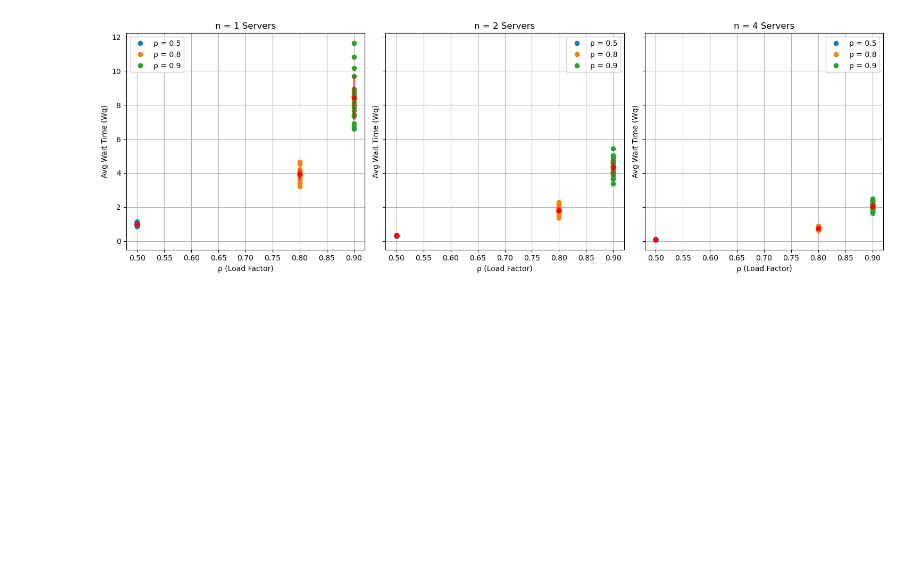
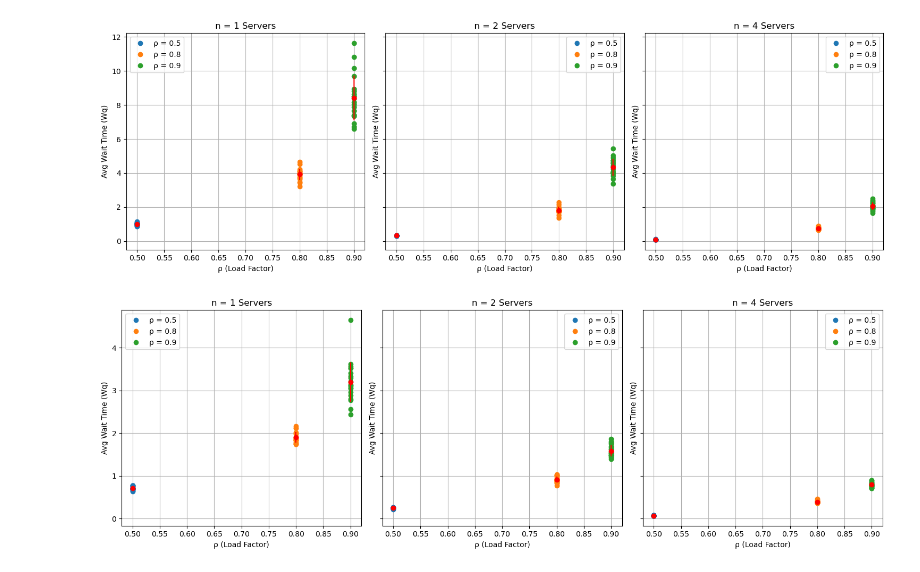
Before and after one commit to matijsv/Stochastic_Simulation_Assignments, a Jupyter notebook: Assignment2/assignment2.ipynb, the cells around one changed output. Saved outputs shown, nothing was run; the diff lists cells and outputs as text; code cells hidden in the pictures; blank space fills up the shorter version.

```diff
--- a/Assignment2/assignment2.ipynb
+++ b/Assignment2/assignment2.ipynb
@@ -71,3 +97,46 @@ plt.tight_layout()
 plt.show()
 # %% [output]
 [figure]
+# %%
+# Parameters
+RANDOM_SEED = 42
+SIM_TIME = 10000  # Simulation time in units
+ARRIVAL_RATES = [0.5, 0.8, 0.9]  # ρ values
+SERVICE_RATE = 1.0  # μ (service rate per server)
+N_RUNS = 20  # Number of stochastic runs per configuration
+
+# Stochastic simulation across multiple runs
+def stochastic_simulation(n_servers, rho_values, n_runs, sim_time):
+    results = {rho: [] for rho in rho_values}
+    for rho in rho_values:
+        arrival_rate = rho * n_servers * SERVICE_RATE
+        for _ in range(n_runs):
+            avg_wait, _ = prio_simulate(n_servers, arrival_rate, sim_time)
+            results[rho].append(avg_wait)
+    return results
+
+# Main simulation and plotting
+np.random.seed(RANDOM_SEED)
+n_servers_list = [1, 2, 4]
+fig, axes = plt.subplots(1, len(n_servers_list), figsize=(15, 5), sharey=True)
+for i, n_servers in enumerate(n_servers_list):
+    results = stochastic_simulation(n_servers, ARRIVAL_RATES, N_RUNS, SIM_TIME)
+
+    # Plot results
+    axes[i].set_title(f"n = {n_servers} Servers")
+    for rho in ARRIVAL_RATES:
+        avg_waits = results[rho]
+        axes[i].plot([rho] * len(avg_waits), avg_waits, 'o', label=f"ρ = {rho}")
+        # Show mean and std deviation as a summary
+        mean_wait = np.mean(avg_waits)
+        std_wait = np.std(avg_waits)
+        axes[i].errorbar(rho, mean_wait, yerr=std_wait, fmt='o', color='red')
+    axes[i].set_xlabel("ρ (Load Factor)")
+    axes[i].set_ylabel("Avg Wait Time (Wq)")
+    axes[i].grid(True)
+    axes[i].legend()
+
+plt.tight_layout()
+plt.show()
+# %% [output]
+[figure, added]
```
Also changed, not shown: parts of 1 cell of this notebook.
